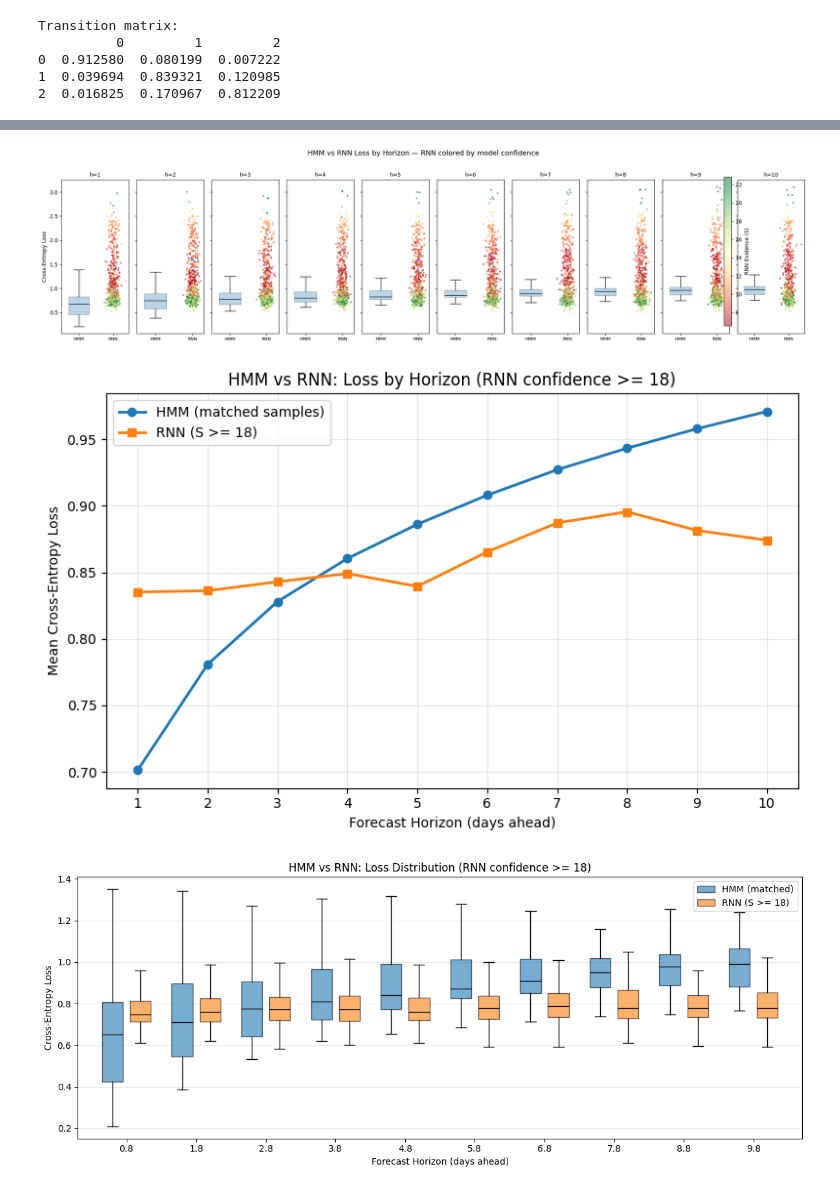
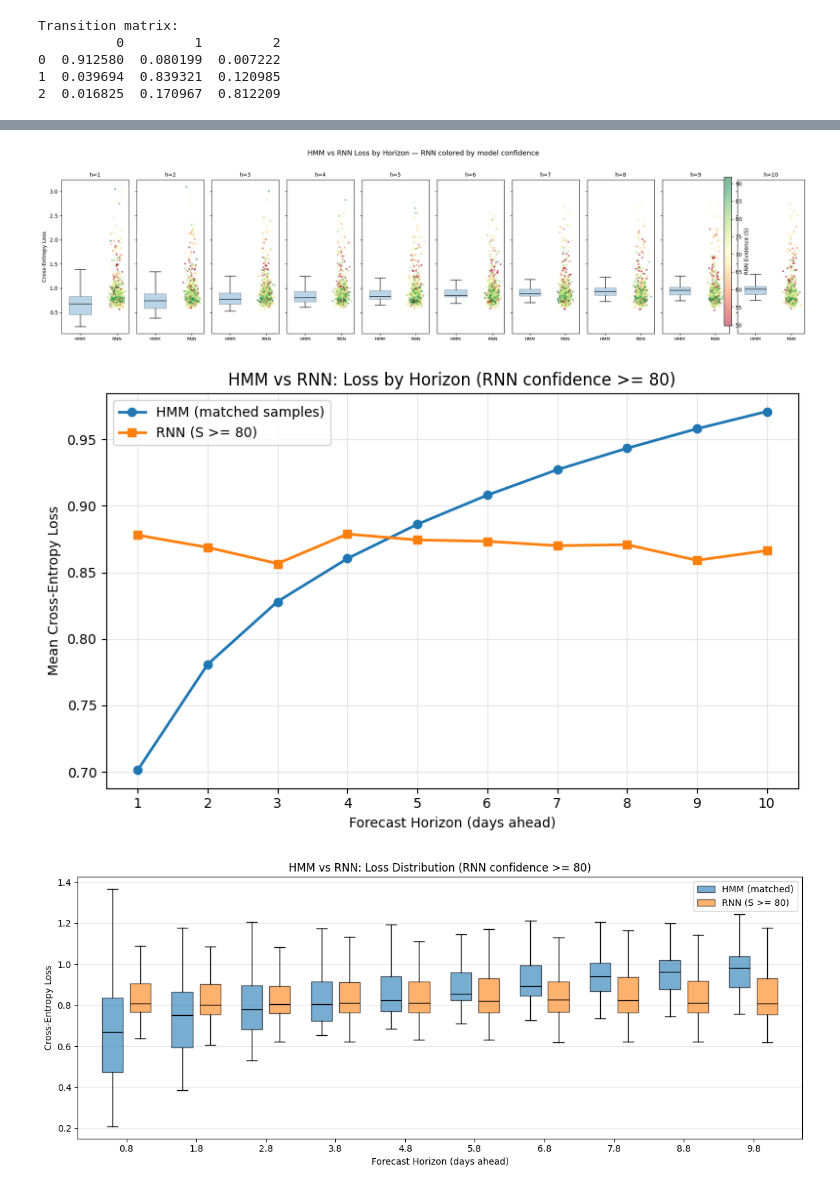
Before and after one commit to DuncanCSt/forecast_research, a Jupyter notebook: energy_price/4. rnn_analysis.ipynb, the cells around one changed output, grey strips where cells are left out. Saved outputs shown, nothing was run; the diff lists cells and outputs as text; code cells hidden in the pictures.

```diff
--- a/energy_price/4. rnn_analysis.ipynb
+++ b/energy_price/4. rnn_analysis.ipynb
@@ -94,6 +106,6 @@ Transition matrix:
 1  0.039694  0.839321  0.120985
 2  0.016825  0.170967  0.812209
 # %%
-best_model = tf.keras.models.load_model('energy_data/best_model.keras')
+best_model = tf.keras.models.load_model('energy_data/best_model_digamma.keras')
 best_model.summary()
 # %% [output]
@@ -234,9 +258,9 @@ fig.suptitle('HMM vs RNN Loss by Horizon — RNN colored by model confidence', f
 plt.tight_layout()
 plt.show()
 # %% [output]
-[figure, old version]
+[figure, new version]
 # %%
-confidence_threshold = 18
+confidence_threshold = 80
 
 # --- Plot 1: Mean loss by horizon (RNN filtered by S >= threshold) ---
 fig, ax = plt.subplots(figsize=(8, 5))
@@ -264,32 +288,32 @@ ax.legend()
 ax.grid(True, alpha=0.3)
 plt.tight_layout()
 plt.show()
 
 # --- Plot 2: Boxplot side-by-side (filtered) ---
 fig, ax = plt.subplots(figsize=(12, 5))
 positions_hmm = horizons - 0.2
 positions_rnn = horizons + 0.2
 
 hmm_filtered = [hmm_loss_test[mask_2d[:, h], h] for h in range(forecast_horizon)]
 rnn_filtered = [rnn_loss_test[mask_2d[:, h], h] for h in range(forecast_horizon)]
 
 bp_hmm = ax.boxplot(hmm_filtered, positions=positions_hmm, widths=0.3,
                      patch_artist=True, showfliers=False,
                      boxprops=dict(facecolor='#1f77b4', alpha=0.6),
                      medianprops=dict(color='black'))
 bp_rnn = ax.boxplot(rnn_filtered, positions=positions_rnn, widths=0.3,
                      patch_artist=True, showfliers=False,
                      boxprops=dict(facecolor='#ff7f0e', alpha=0.6),
                      medianprops=dict(color='black'))
 
 ax.set_xlabel('Forecast Horizon (days ahead)')
 ax.set_ylabel('Cross-Entropy Loss')
 ax.set_title(f'HMM vs RNN: Loss Distribution (RNN confidence >= {confidence_threshold})')
 ax.set_xticks(horizons)
 ax.legend([bp_hmm['boxes'][0], bp_rnn['boxes'][0]], ['HMM (matched)', f'RNN (S >= {confidence_threshold})'])
 ax.grid(True, alpha=0.3, axis='y')
 plt.tight_layout()
 plt.show()
 # %% [output]
-[figure, old version]
+[figure, new version]
-[figure, old version]
+[figure, new version]
```
Also changed, not shown: parts of 11 cells of this notebook, 6 other files.
